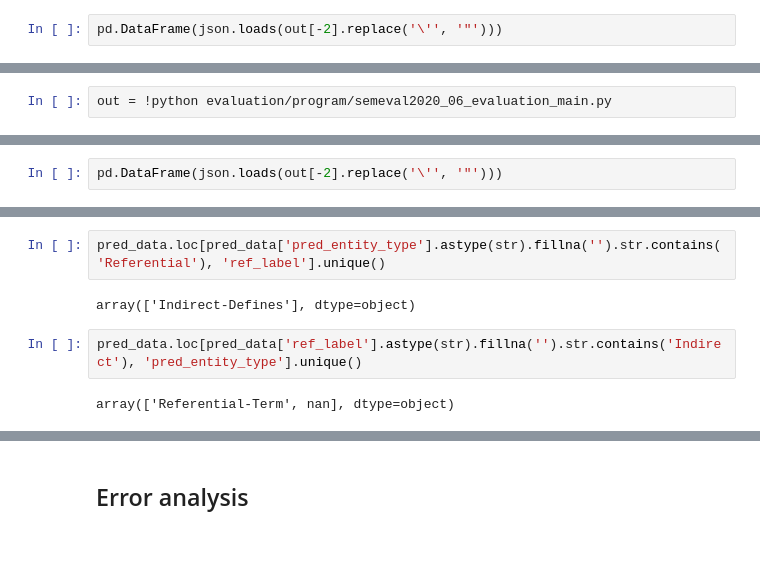
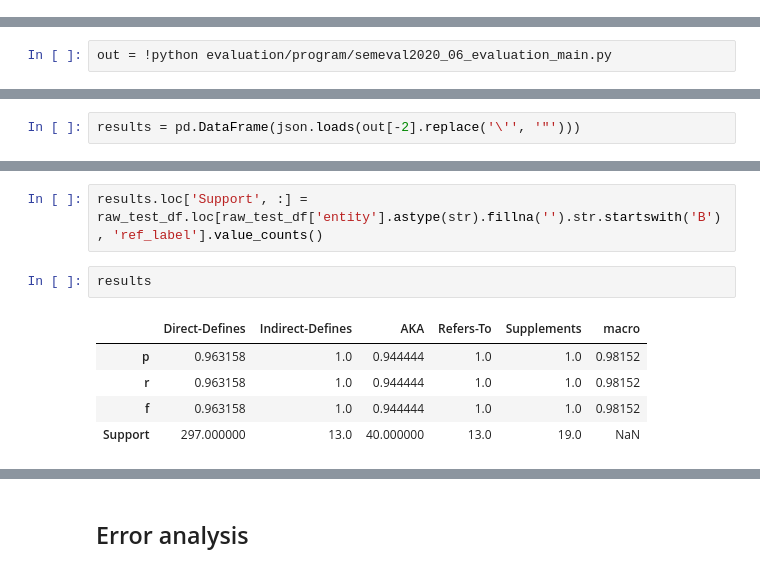
Before and after one commit to Hasosh/DeftEval-2020, a Jupyter notebook: RelationExtraction.ipynb, the cells around one changed output, grey strips where cells are left out. Drawn from its saved outputs; the diff is of its cells as text; blank space fills up the shorter version.

```diff
--- a/RelationExtraction.ipynb
+++ b/RelationExtraction.ipynb
@@ -493,2 +467,0 @@ out
-# %%
-pd.DataFrame(json.loads(out[-2].replace('\'', '"')))
@@ -679,2 +573,2 @@ out = !python evaluation/program/semeval2020_06_evaluation_main.py
 # %%
-pd.DataFrame(json.loads(out[-2].replace('\'', '"')))
+results = pd.DataFrame(json.loads(out[-2].replace('\'', '"')))
@@ -750,8 +575,10 @@ pred_data.loc[(pred_data['file'] == 'data/source_txt/t3_physics_1_0.deft') & (pr
-# %%
-pred_data.loc[pred_data['pred_entity_type'].astype(str).fillna('').str.contains('Referential'), 'ref_label'].unique()
-# %% [output]
-array(['Indirect-Defines'], dtype=object)
-# %%
-pred_data.loc[pred_data['ref_label'].astype(str).fillna('').str.contains('Indirect'), 'pred_entity_type'].unique()
-# %% [output]
-array(['Referential-Term', nan], dtype=object)
+# %%
+results.loc['Support', :] = raw_test_df.loc[raw_test_df['entity'].astype(str).fillna('').str.startswith('B'), 'ref_label'].value_counts()
+# %%
+results
+# %% [output]
+|  | Direct-Defines | Indirect-Defines | AKA | Refers-To | Supplements | macro |
+| p | 0.963158 | 1.0 | 0.944444 | 1.0 | 1.0 | 0.98152 |
+| r | 0.963158 | 1.0 | 0.944444 | 1.0 | 1.0 | 0.98152 |
+| f | 0.963158 | 1.0 | 0.944444 | 1.0 | 1.0 | 0.98152 |
+| Support | 297.000000 | 13.0 | 40.000000 | 13.0 | 19.0 | NaN |
```
Also changed, not shown: parts of 36 cells of this notebook.
